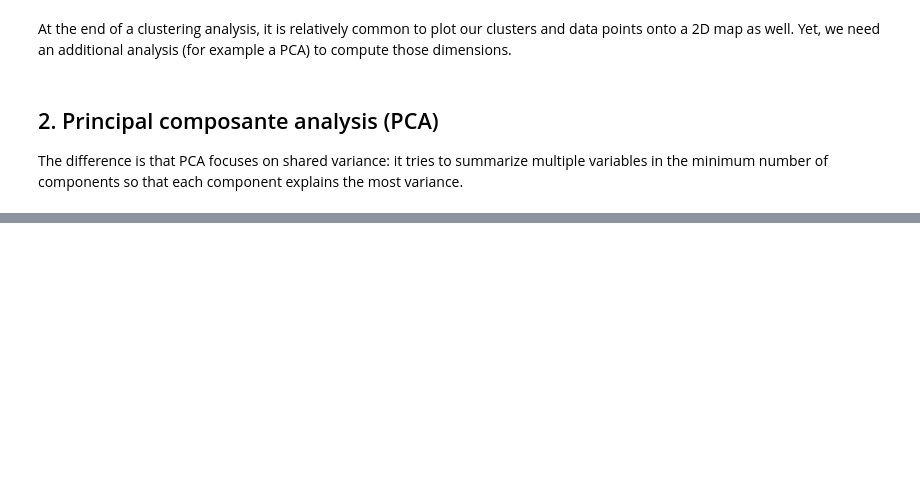
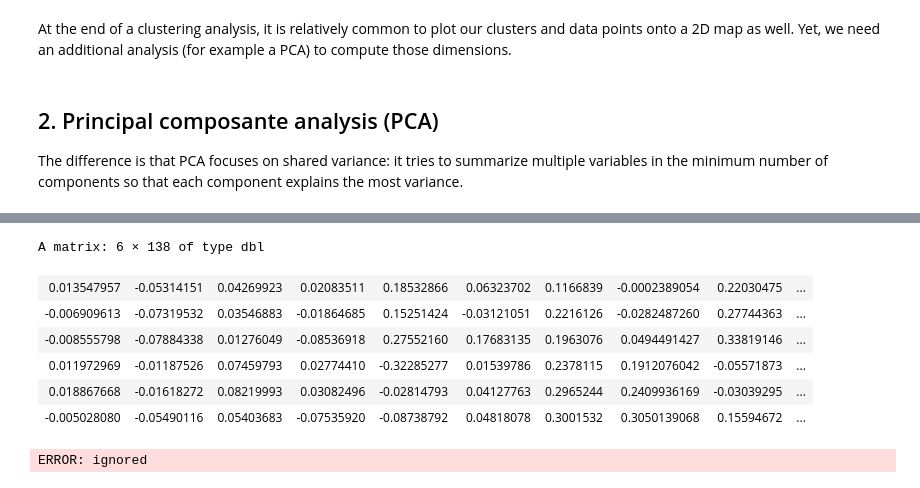
Before and after one commit to 2AMissinou/Metabolomics-Filtering, a Jupyter notebook: Metabolic_Features_Filtering_BRASSIMET-project.ipynb, the cells around one changed output, grey strips where cells are left out. Drawn from its saved outputs; the diff is of its cells as text; code cells hidden in the pictures; blank space fills up the shorter version.

```diff
--- a/Metabolic_Features_Filtering_BRASSIMET-project.ipynb
+++ b/Metabolic_Features_Filtering_BRASSIMET-project.ipynb
@@ -544,0 +595,15 @@ Like HCA, PCoA try to create clusters of observations in data set, based on (dis
+# %%
+head(pcoaVS$vector)
+# %% [output]
+A matrix: 6 × 138 of type dbl
+| 0.013547957 | -0.05314151 | 0.04269923 | 0.02083511 | 0.18532866 | 0.06323702 | 0.1166839 | -0.0002389054 | 0.22030475 | ... |
+| -0.006909613 | -0.07319532 | 0.03546883 | -0.01864685 | 0.15251424 | -0.03121051 | 0.2216126 | -0.0282487260 | 0.27744363 | ... |
+| -0.008555798 | -0.07884338 | 0.01276049 | -0.08536918 | 0.27552160 | 0.17683135 | 0.1963076 | 0.0494491427 | 0.33819146 | ... |
+| 0.011972969 | -0.01187526 | 0.07459793 | 0.02774410 | -0.32285277 | 0.01539786 | 0.2378115 | 0.1912076042 | -0.05571873 | ... |
+| 0.018867668 | -0.01618272 | 0.08219993 | 0.03082496 | -0.02814793 | 0.04127763 | 0.2965244 | 0.2409936169 | -0.03039295 | ... |
+| -0.005028080 | -0.05490116 | 0.05403683 | -0.07535920 | -0.08738792 | 0.04818078 | 0.3001532 | 0.3050139068 | 0.15594672 | ... |
+# %%
+text(pcoaVS$vectors[,1], pcoaVS$vectors[,2], labels(varespec.bray),
+ cex = 0.9, xpd = TRUE)
+# %% [output]
+ERROR: ignored
```
Also changed, not shown: parts of 16 cells of this notebook.
